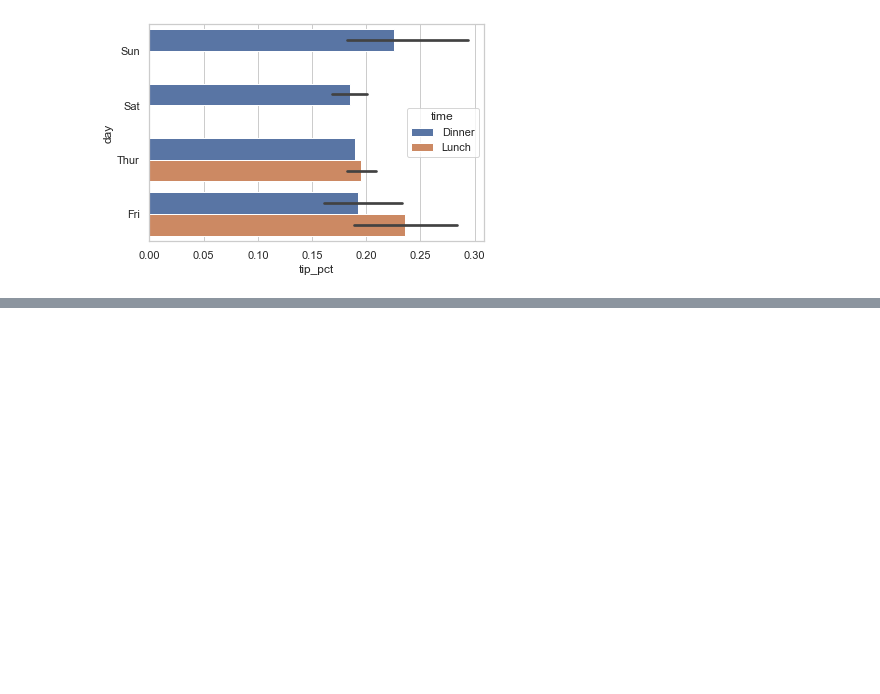
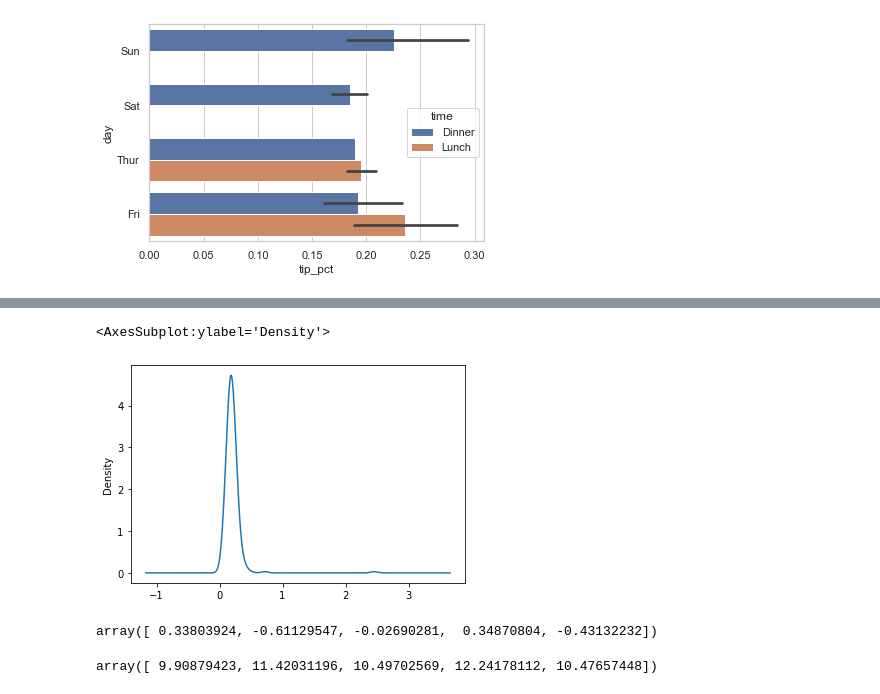
Before and after one commit to Kaiquenakao/plotagem-visualizacao, a Jupyter notebook: plotagem.ipynb, the cells around one changed output, grey strips where cells are left out. Cells and saved outputs as stored; diff of their text form; code cells hidden in the pictures; blank space fills up the shorter version.

```diff
--- a/plotagem.ipynb
+++ b/plotagem.ipynb
@@ -510,0 +530,6 @@ sns.barplot(x='tip_pct', y='day', data=tips, hue='time', orient='h') # separaç
+# %%
+tips['tip_pct'].plot.density() # plotagem de densidade: formado pelo cálculo de uma estimativa de uma distribuição contínua de
+# probabilidades que possa ter gerado os dados observados.
+# %% [output]
+<AxesSubplot:ylabel='Density'>
+[figure, added]
@@ -510,0 +539,8 @@ sns.barplot(x='tip_pct', y='day', data=tips, hue='time', orient='h') # separaç
+# %%
+comp1[:5]
+# %% [output]
+array([ 0.33803924, -0.61129547, -0.02690281,  0.34870804, -0.43132232])
+# %%
+comp2[:5]
+# %% [output]
+array([ 9.90879423, 11.42031196, 10.49702569, 12.24178112, 10.47657448])
```
Also changed, not shown: parts of 7 cells of this notebook.
